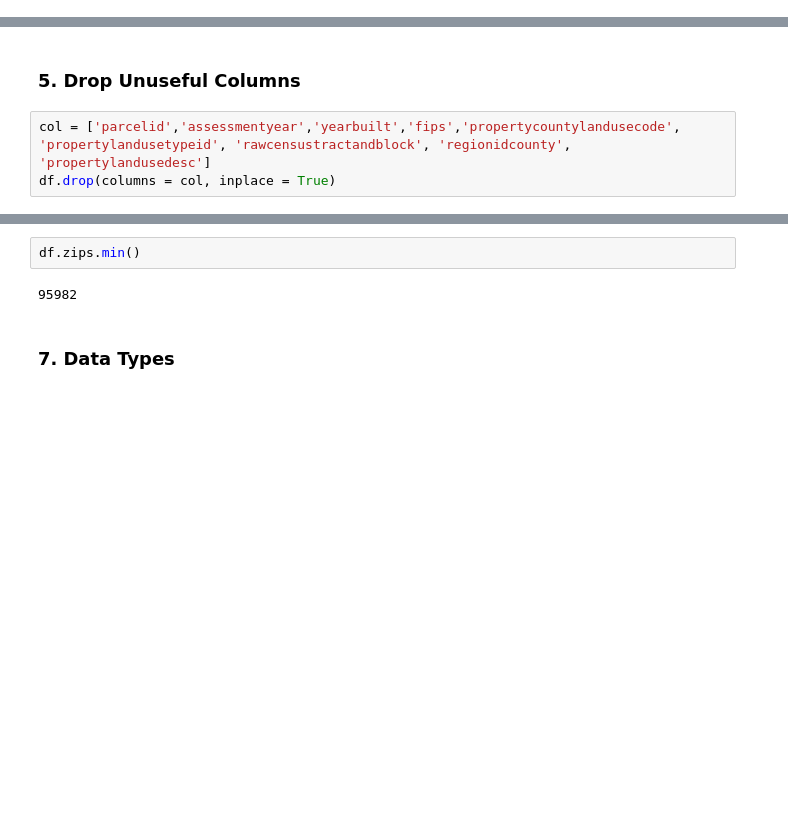
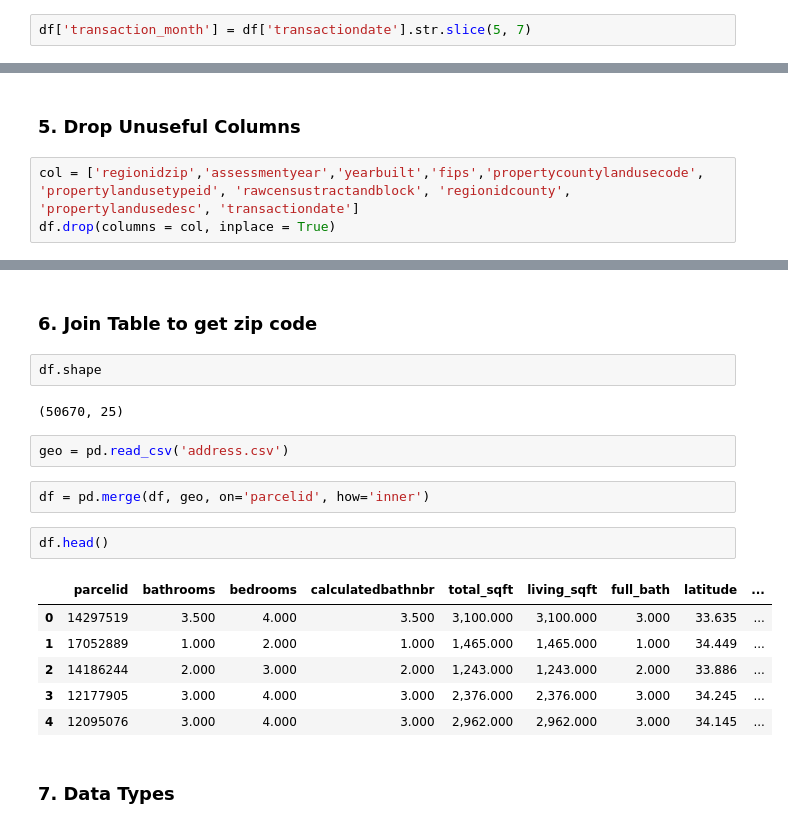
Before and after one commit to m3redithw/Zestimates-Clustering-Project, a Jupyter notebook: wrangle.ipynb, the cells around one changed output, grey strips where cells are left out. Drawn from its saved outputs; the diff is of its cells as text; blank space fills up the shorter version.

```diff
--- a/wrangle.ipynb
+++ b/wrangle.ipynb
@@ -158,3 +163,5 @@ df['county'] = df.fips.map({6037: 'Los Angeles', 6059: 'Orange', 6111: 'Ventura'
+# %%
+df['transaction_month'] = df['transactiondate'].str.slice(5, 7)
 # %% [markdown]
 ### 4. Impute Latitude & Longitude
 # %%
@@ -164,5 +171,5 @@ df.longitude = df.longitude/1000000
 # %% [markdown]
 ### 5. Drop Unuseful Columns
 # %%
-col = ['parcelid','assessmentyear','yearbuilt','fips','propertycountylandusecode', 'propertylandusetypeid', 'rawcensustractandblock', 'regionidcounty', 'propertylandusedesc']
+col = ['regionidzip','assessmentyear','yearbuilt','fips','propertycountylandusecode', 'propertylandusetypeid', 'rawcensustractandblock', 'regionidcounty', 'propertylandusedesc', 'transactiondate']
 df.drop(columns = col, inplace = True)
@@ -171,7 +176,22 @@ df.drop(columns = col, inplace = True)
-# %%
-df.zips.min()
-# %% [output]
-95982
+# %% [markdown]
+### 6. Join Table to get zip code
+# %%
+df.shape
+# %% [output]
+(50670, 25)
+# %%
+geo = pd.read_csv('address.csv')
+# %%
+df = pd.merge(df, geo, on='parcelid', how='inner')
+# %%
+df.head()
+# %% [output]
+|  | parcelid | bathrooms | bedrooms | calculatedbathnbr | total_sqft | living_sqft | full_bath | latitude | ... |
+| 0 | 14297519 | 3.500 | 4.000 | 3.500 | 3,100.000 | 3,100.000 | 3.000 | 33.635 | ... |
+| 1 | 17052889 | 1.000 | 2.000 | 1.000 | 1,465.000 | 1,465.000 | 1.000 | 34.449 | ... |
+| 2 | 14186244 | 2.000 | 3.000 | 2.000 | 1,243.000 | 1,243.000 | 2.000 | 33.886 | ... |
+| 3 | 12177905 | 3.000 | 4.000 | 3.000 | 2,376.000 | 2,376.000 | 3.000 | 34.245 | ... |
+| 4 | 12095076 | 3.000 | 4.000 | 3.000 | 2,962.000 | 2,962.000 | 3.000 | 34.145 | ... |
 # %% [markdown]
 ### 7. Data Types
 # %%
```
Also changed, not shown: parts of 12 cells of this notebook.
